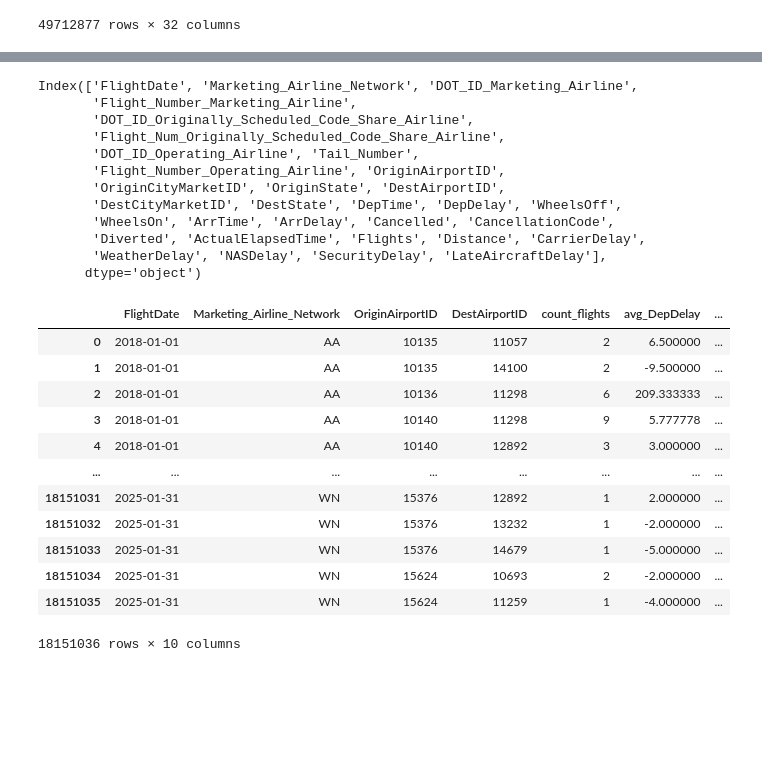
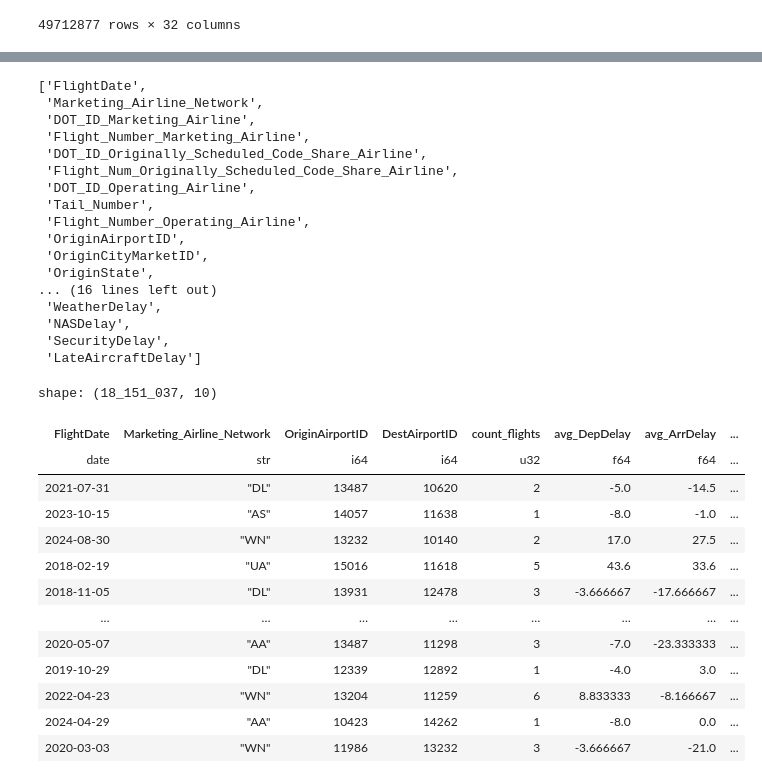
Before and after one commit to svanomm/sentiment-volume-forecasting, a Jupyter notebook: Scripts/01 Process Ontime Data.ipynb, the cells around one changed output, grey strips where cells are left out. Drawn from its saved outputs; the diff is of its cells as text; code cells hidden in the pictures; blank space fills up the shorter version.

```diff
--- a/Scripts/01 Process Ontime Data.ipynb
+++ b/Scripts/01 Process Ontime Data.ipynb
@@ -235,5 +233,7 @@ array(['2018-01-14', '2018-01-15', '2018-01-16', ..., '2025-01-11',
 # %%
 df_main = pd.read_csv(f'{path_to_data}/combined.csv')
+# %%
+df_main = pl.read_csv(f'{path_to_data}/combined.csv', try_parse_dates=True)
 # %%
 df_main
 # %% [output]
@@ -253,42 +256,48 @@ df_main
 # %%
 df_main.columns
 # %% [output]
-Index(['FlightDate', 'Marketing_Airline_Network', 'DOT_ID_Marketing_Airline',
-       'Flight_Number_Marketing_Airline',
-       'DOT_ID_Originally_Scheduled_Code_Share_Airline',
-       'Flight_Num_Originally_Scheduled_Code_Share_Airline',
-       'DOT_ID_Operating_Airline', 'Tail_Number',
-       'Flight_Number_Operating_Airline', 'OriginAirportID',
-       'OriginCityMarketID', 'OriginState', 'DestAirportID',
-       'DestCityMarketID', 'DestState', 'DepTime', 'DepDelay', 'WheelsOff',
-       'WheelsOn', 'ArrTime', 'ArrDelay', 'Cancelled', 'CancellationCode',
-       'Diverted', 'ActualElapsedTime', 'Flights', 'Distance', 'CarrierDelay',
-       'WeatherDelay', 'NASDelay', 'SecurityDelay', 'LateAircraftDelay'],
-      dtype='object')
+['FlightDate',
+ 'Marketing_Airline_Network',
+ 'DOT_ID_Marketing_Airline',
+ 'Flight_Number_Marketing_Airline',
+ 'DOT_ID_Originally_Scheduled_Code_Share_Airline',
+ 'Flight_Num_Originally_Scheduled_Code_Share_Airline',
+ 'DOT_ID_Operating_Airline',
+ 'Tail_Number',
+ 'Flight_Number_Operating_Airline',
+ 'OriginAirportID',
+ 'OriginCityMarketID',
+ 'OriginState',
+... (16 lines left out)
+ 'WeatherDelay',
+ 'NASDelay',
+ 'SecurityDelay',
+ 'LateAircraftDelay']
 # %%
 # Aggregate by 'FlightDate', 'Marketing_Airline_Network', 'OriginAirportID', 'DestAirportID'
-df_agg = df_main.groupby(
+df_agg = df_main.group_by(
     ['FlightDate', 'Marketing_Airline_Network', 'OriginAirportID', 'DestAirportID']
     ).agg(
-    count_flights=pd.NamedAgg(column="FlightDate", aggfunc="count"),
-    avg_DepDelay=pd.NamedAgg(column="DepDelay", aggfunc="mean"),
-    avg_ArrDelay=pd.NamedAgg(column="ArrDelay", aggfunc="mean"),
-    count_Cancelled=pd.NamedAgg(column="Cancelled", aggfunc="sum"),
-    avg_Distance=pd.NamedAgg(column="Distance", aggfunc="mean"),
-    avg_time = pd.NamedAgg(column="ActualElapsedTime", aggfunc="mean")
-).reset_index()
+    pl.col("FlightDate").count().alias('count_flights'),
+    pl.col("DepDelay").mean().alias('avg_DepDelay'),
+    pl.col("ArrDelay").mean().alias('avg_ArrDelay'),
+    pl.col("Cancelled").sum().alias('count_Cancelled'),
+    pl.col("Distance").mean().alias('avg_Distance'),
+    pl.col("ActualElapsedTime").mean().alias('avg_time')
+    )
 df_agg
 # %% [output]
+shape: (18_151_037, 10)
-|  | FlightDate | Marketing_Airline_Network | OriginAirportID | DestAirportID | count_flights | avg_DepDelay | ... |
-| 0 | 2018-01-01 | AA | 10135 | 11057 | 2 | 6.500000 | ... |
-| 1 | 2018-01-01 | AA | 10135 | 14100 | 2 | -9.500000 | ... |
-| 2 | 2018-01-01 | AA | 10136 | 11298 | 6 | 209.333333 | ... |
-| 3 | 2018-01-01 | AA | 10140 | 11298 | 9 | 5.777778 | ... |
-| 4 | 2018-01-01 | AA | 10140 | 12892 | 3 | 3.000000 | ... |
-| ... | ... | ... | ... | ... | ... | ... | ... |
-| 18151031 | 2025-01-31 | WN | 15376 | 12892 | 1 | 2.000000 | ... |
-| 18151032 | 2025-01-31 | WN | 15376 | 13232 | 1 | -2.000000 | ... |
-| 18151033 | 2025-01-31 | WN | 15376 | 14679 | 1 | -5.000000 | ... |
-| 18151034 | 2025-01-31 | WN | 15624 | 10693 | 2 | -2.000000 | ... |
-| 18151035 | 2025-01-31 | WN | 15624 | 11259 | 1 | -4.000000 | ... |
+| FlightDate | Marketing_Airline_Network | OriginAirportID | DestAirportID | count_flights | avg_DepDelay | avg_ArrDelay | ... |
+| date | str | i64 | i64 | u32 | f64 | f64 | ... |
+| 2021-07-31 | "DL" | 13487 | 10620 | 2 | -5.0 | -14.5 | ... |
+| 2023-10-15 | "AS" | 14057 | 11638 | 1 | -8.0 | -1.0 | ... |
+| 2024-08-30 | "WN" | 13232 | 10140 | 2 | 17.0 | 27.5 | ... |
+| 2018-02-19 | "UA" | 15016 | 11618 | 5 | 43.6 | 33.6 | ... |
+| 2018-11-05 | "DL" | 13931 | 12478 | 3 | -3.666667 | -17.666667 | ... |
+| … | … | … | … | … | … | … | ... |
+| 2020-05-07 | "AA" | 13487 | 11298 | 3 | -7.0 | -23.333333 | ... |
+| 2019-10-29 | "DL" | 12339 | 12892 | 1 | -4.0 | 3.0 | ... |
+| 2022-04-23 | "WN" | 13204 | 11259 | 6 | 8.833333 | -8.166667 | ... |
+| 2024-04-29 | "AA" | 10423 | 14262 | 1 | -8.0 | 0.0 | ... |
+| 2020-03-03 | "WN" | 11986 | 13232 | 3 | -3.666667 | -21.0 | ... |
-18151036 rows × 10 columns
```
Also changed, not shown: parts of 15 cells of this notebook, 1 other file.
